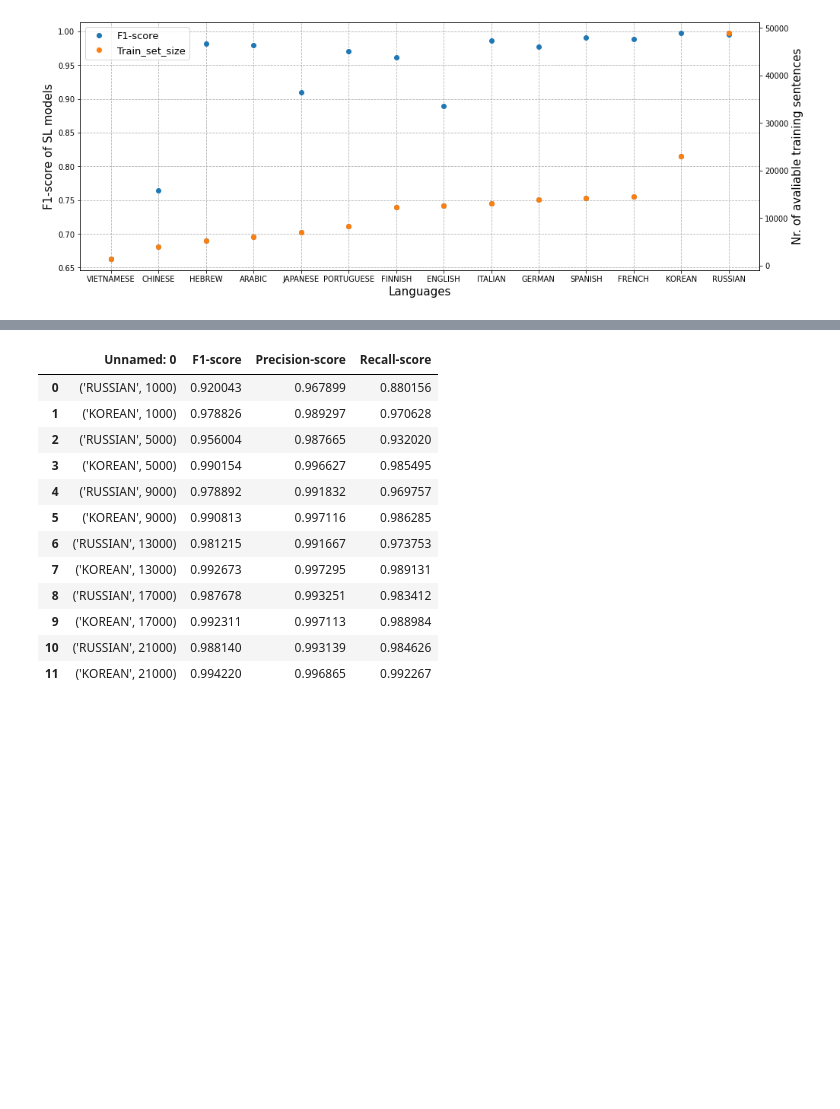
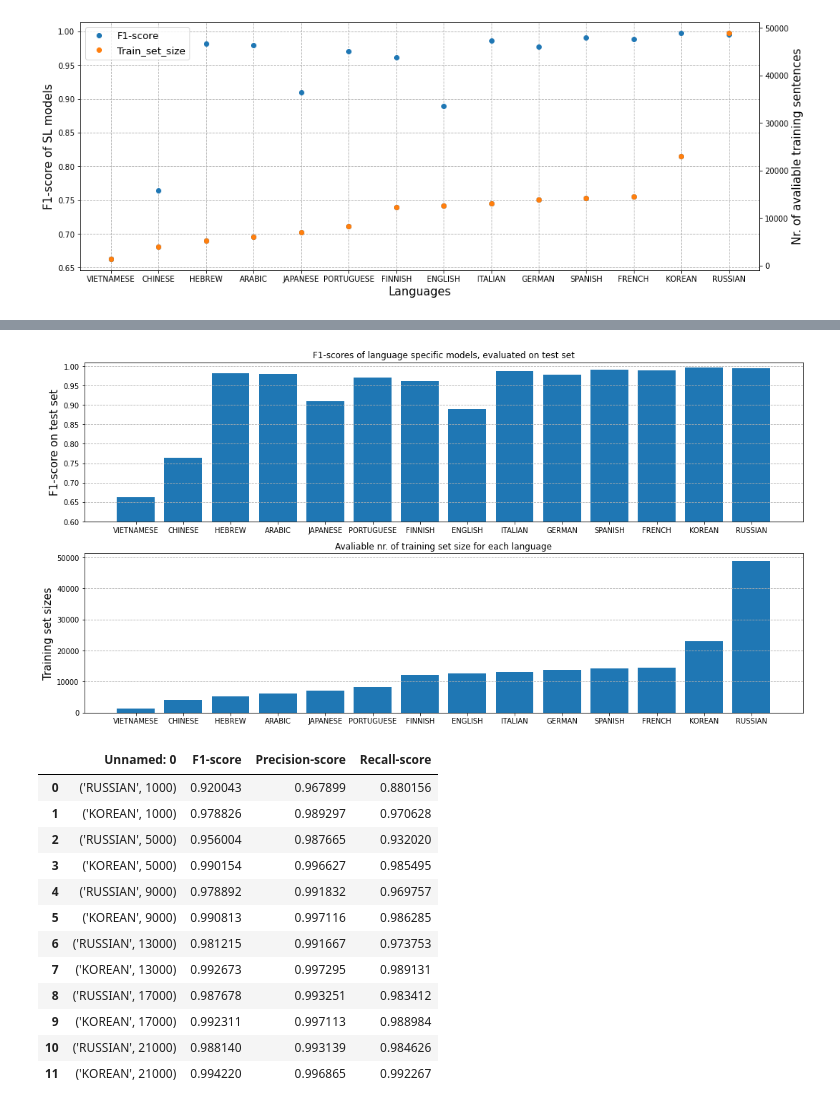
Before and after one commit to wuqi0704/MasterThesis_Tokenization, a Jupyter notebook: flair/plots.ipynb, the cells around one changed output, grey strips where cells are left out. Cells and saved outputs as stored; diff of their text form; code cells hidden in the pictures; blank space fills up the shorter version.

```diff
--- a/flair/plots.ipynb
+++ b/flair/plots.ipynb
@@ -486,3 +535,22 @@ plt.show()
+# %%
+import matplotlib.pyplot as plt
+import numpy as np
+fig,ax = plt.subplots(2,1,figsize=[18,9])
+ax[0].bar(to_plot.index,to_plot['F1-score'])
+ax[0].set_ylabel("F1-score on test set",fontsize=15)
+ax[1].bar(to_plot.index,to_plot['Train_Size'])
+ax[1].set_ylabel("Training set sizes",fontsize=15)
+
+ax[0].set_ylim(0.6,1.01)
+ax[0].grid(ls='--',axis='y');ax[1].grid(ls='--',axis='y')
+
+ax[0].set_title('F1-scores of language specific models, evaluated on test set')
+ax[1].set_title('Avaliable nr. of training set size for each language')
+
+# ax[0].xlabel('')
+plt.show()
+# %% [output]
+[figure, added]
 # %%
 df
 # %% [output]
```
Also changed, not shown: parts of 6 cells of this notebook, 14 other files.
